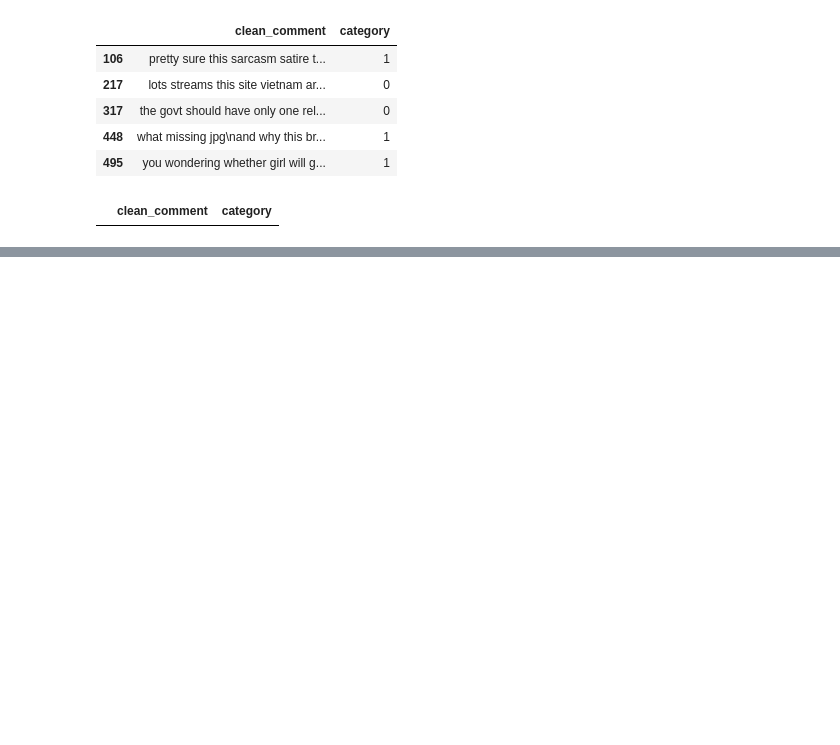
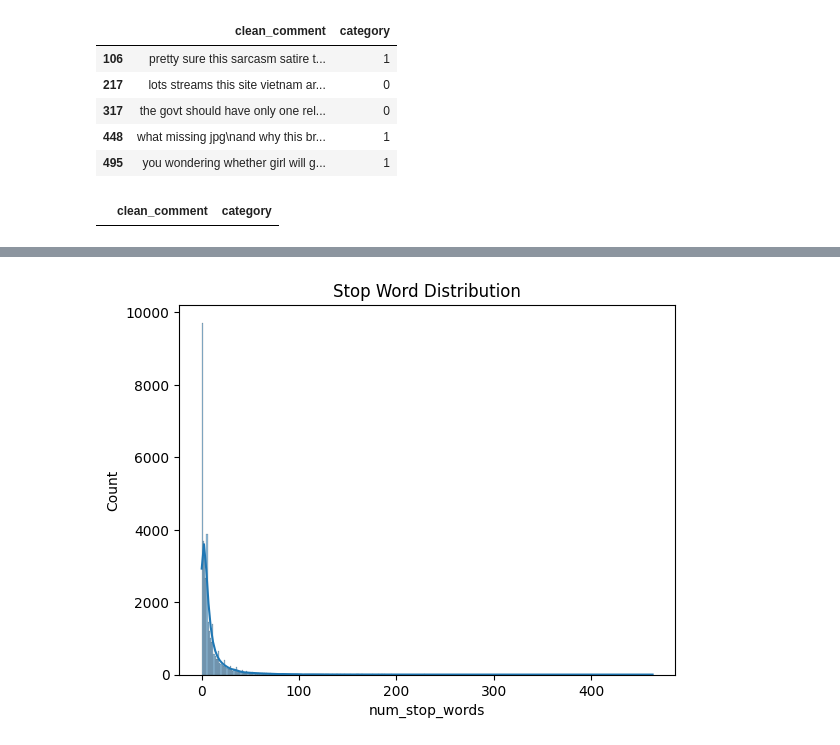
Before and after one commit to 7rohxt/yt-sentiment-mlops, a Jupyter notebook: notebooks/01_data_collection_&_eda.ipynb, the cells around one changed output, grey strips where cells are left out. Saved outputs shown, nothing was run; the diff lists cells and outputs as text; code cells hidden in the pictures; blank space fills up the shorter version.

```diff
--- a/notebooks/01_data_collection_&_eda.ipynb
+++ b/notebooks/01_data_collection_&_eda.ipynb
@@ -104,0 +136,10 @@ comments_with_newline
+# %%
+from nltk.corpus import stopwords
+stop_words = set(stopwords.words('english'))
+df['num_stop_words'] = df['clean_comment'].apply(lambda x: len([w for w in x.split() if w in stop_words]))
+
+sns.histplot(df['num_stop_words'], kde=True)
+plt.title("Stop Word Distribution")
+plt.show()
+# %% [output]
+[figure, added]
```
Also changed, not shown: parts of 11 cells of this notebook.
